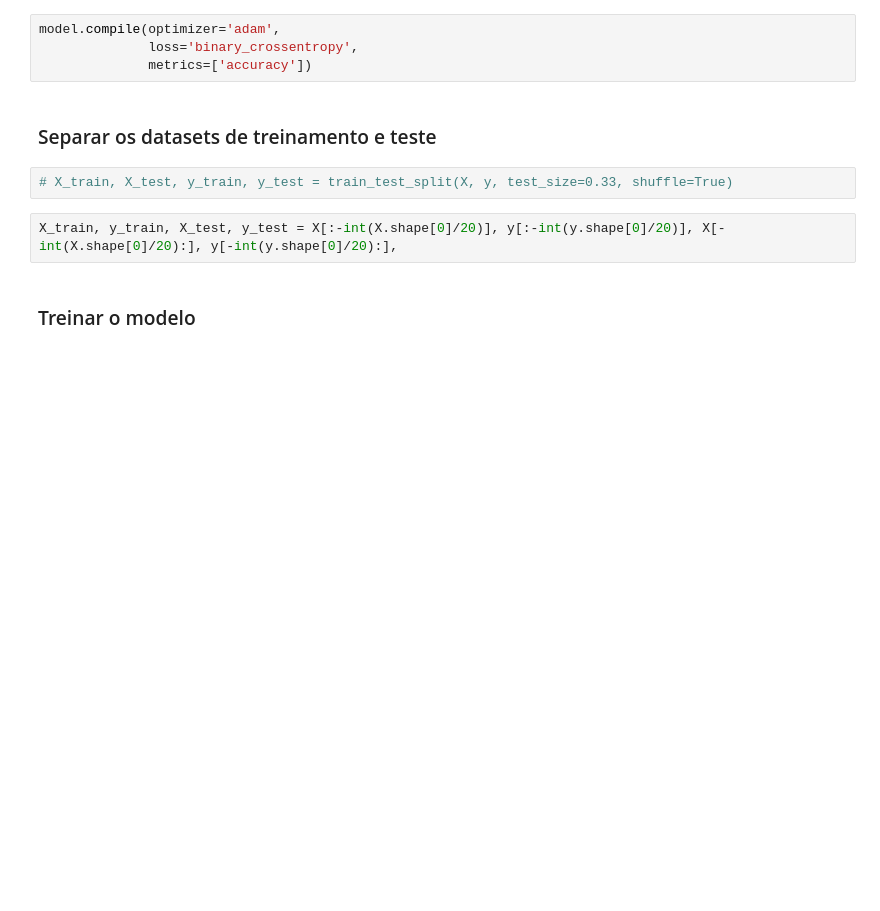
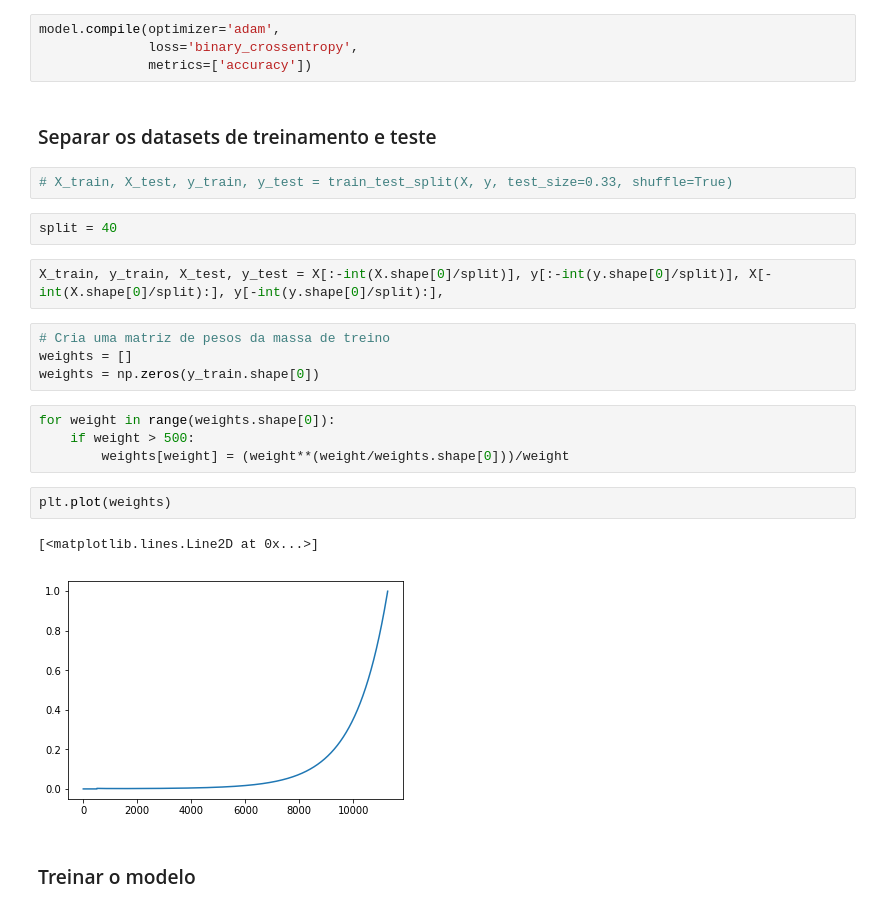
Before and after one commit to flamoedo/loteca-keras, a Jupyter notebook: Keras 4.ipynb, the cells around one changed output. Saved outputs shown, nothing was run; the diff lists cells and outputs as text; blank space fills up the shorter version.

Commit message:
Keras LSTM ] Please enter the commit message for your changes. Lines starting

```diff
--- a/Keras 4.ipynb
+++ b/Keras 4.ipynb
@@ -153,8 +155,23 @@ model.compile(optimizer='adam',
 ### Separar os datasets de treinamento e teste
 # %%
 # X_train, X_test, y_train, y_test = train_test_split(X, y, test_size=0.33, shuffle=True)
+# %%
+split = 40
 # %%
-X_train, y_train, X_test, y_test = X[:-int(X.shape[0]/20)], y[:-int(y.shape[0]/20)], X[-int(X.shape[0]/20):], y[-int(y.shape[0]/20):],
+X_train, y_train, X_test, y_test = X[:-int(X.shape[0]/split)], y[:-int(y.shape[0]/split)], X[-int(X.shape[0]/split):], y[-int(y.shape[0]/split):],
+# %%
+# Cria uma matriz de pesos da massa de treino
+weights = []
+weights = np.zeros(y_train.shape[0])
+# %%
+for weight in range(weights.shape[0]):
+    if weight > 500:
+        weights[weight] = (weight**(weight/weights.shape[0]))/weight
+# %%
+plt.plot(weights)
+# %% [output]
+[<matplotlib.lines.Line2D at 0x...>]
+[figure, added]
 # %% [markdown]
 ### Treinar o modelo
 # %%
```
Also changed, not shown: parts of 10 cells of this notebook, 6 other files.
